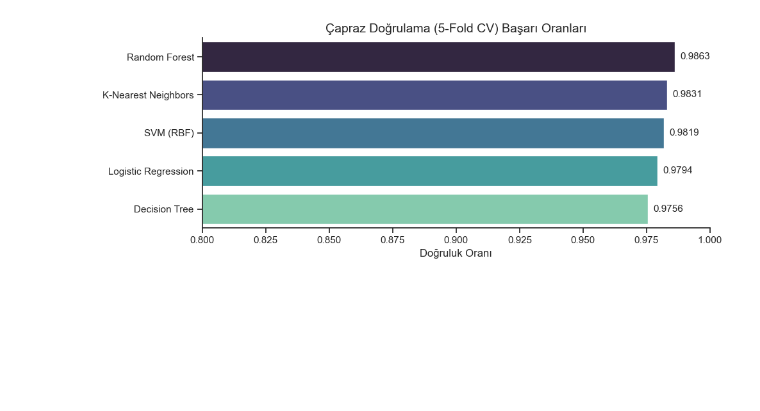
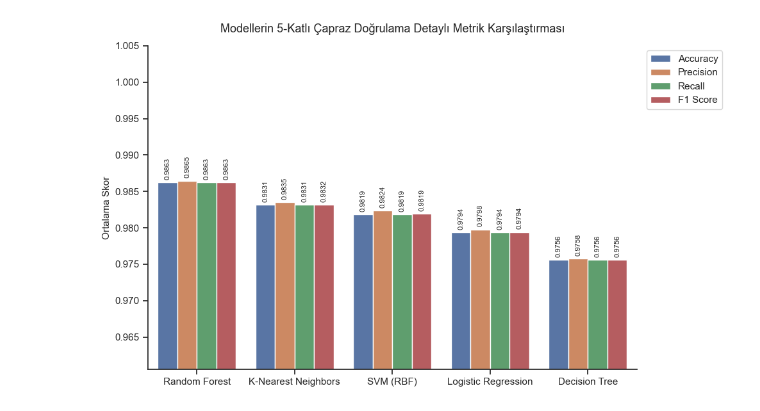
Before and after one commit to fuatefeozdemir/Wireless-Indoor-Localization, a Jupyter notebook: wifi_localization.ipynb, the cells around one changed output. Saved outputs shown, nothing was run; the diff lists cells and outputs as text; code cells hidden in the pictures; blank space fills up the shorter version.

```diff
--- a/wifi_localization.ipynb
+++ b/wifi_localization.ipynb
@@ -71,34 +168,20 @@ X_train, X_test, y_train, y_test = train_test_split(X, y, test_size=0.2, random_
 # %%
-models = {
-    "Logistic Regression": LogisticRegression(max_iter=1000, random_state=42),
-    "K-Nearest Neighbors": KNeighborsClassifier(),
-    "SVM (RBF)": SVC(random_state=42),
-    "Decision Tree": DecisionTreeClassifier(random_state=42),
-    "Random Forest": RandomForestClassifier(random_state=42)
-}
+plt.figure(figsize=(10, 6))
 
-cv = StratifiedKFold(n_splits=5, shuffle=True, random_state=42)
-results_list = []
+ax = sns.barplot(data=df_melted, x="Model", y="Skor", hue="Metrik", palette="deep")
 
-for name, model in models.items():
-    pipeline = Pipeline([
-        ('scaler', StandardScaler()),
-        ('classifier', model)
-    ])
+min_score = df_melted["Skor"].min()
+plt.ylim(min_score - 0.015, 1.005)
 
-    cv_scores = cross_val_score(pipeline, X_train, y_train, cv=cv, scoring='accuracy')
-    results_list.append({"Model": name, "CV_Ortalama": cv_scores.mean()})
+plt.title("Modellerin 5-Katlı Çapraz Doğrulama Detaylı Metrik Karşılaştırması", fontsize=13, pad=15)
+plt.ylabel("Ortalama Skor", fontsize=11)
+plt.xlabel("")
+plt.legend(bbox_to_anchor=(1.01, 1), loc='upper left')
 
-df_results = pd.DataFrame(results_list).sort_values(by="CV_Ortalama", ascending=False).reset_index(drop=True)
+for container in ax.containers:
+    ax.bar_label(container, fmt='%.4f', padding=3, rotation=90, fontsize=8)
 
-plt.figure(figsize=(10, 4))
-ax = sns.barplot(x="CV_Ortalama", y="Model", data=df_results, palette="mako")
-plt.title("Çapraz Doğrulama (5-Fold CV) Başarı Oranları")
-plt.xlabel("Doğruluk Oranı")
-plt.ylabel("")
-plt.xlim(0.8, 1.0)
-for i, v in enumerate(df_results["CV_Ortalama"]):
-    ax.text(v + 0.002, i, f"{v:.4f}", va='center')
+plt.tight_layout()
 plt.show()
 # %% [output]
-[figure, old version]
+[figure, new version]
```
Also changed, not shown: parts of 15 cells of this notebook.
